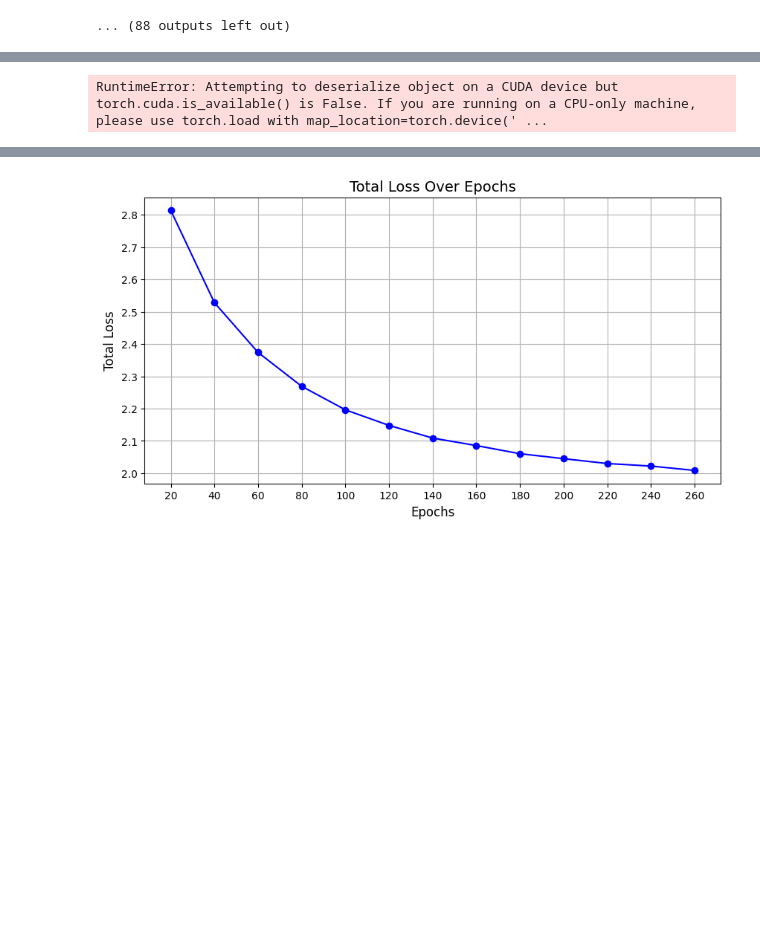
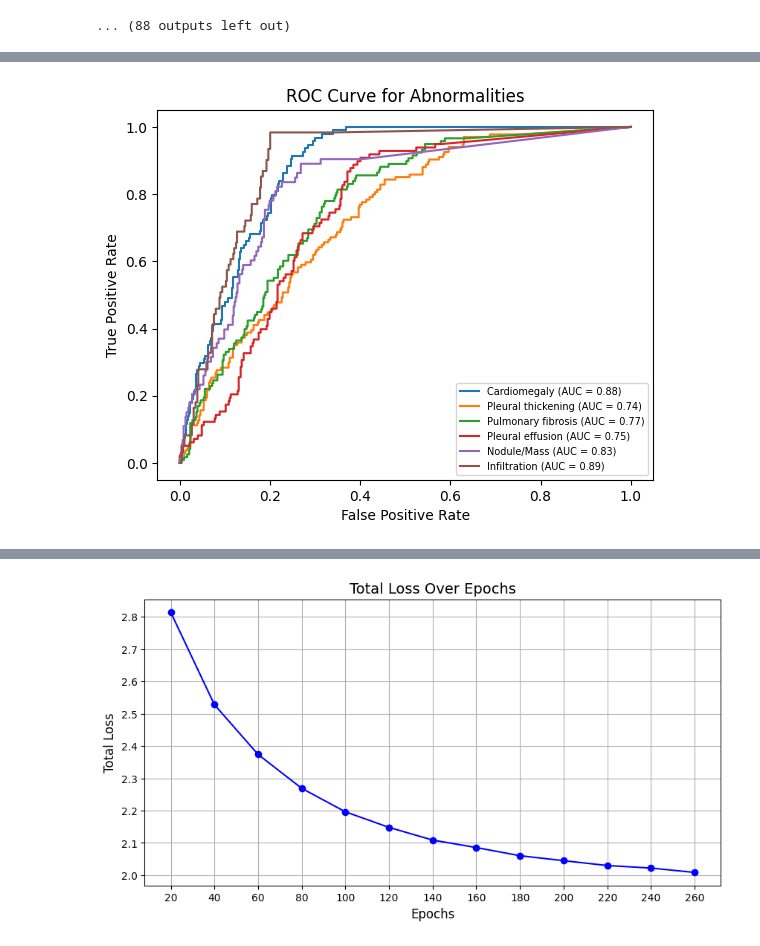
Before and after one commit to iamshanevictor/CXRaide2.0-Model_Training, a Jupyter notebook: ITERATION_3.ipynb, the cells around one changed output, grey strips where cells are left out. Cells and saved outputs as stored; diff of their text form; code cells hidden in the pictures; blank space fills up the shorter version.

```diff
--- a/ITERATION_3.ipynb
+++ b/ITERATION_3.ipynb
@@ -332,10 +332,9 @@ from sklearn.metrics import roc_curve, auc
 import matplotlib.pyplot as plt
 
 
-
 # Define the model architecture
 model = ssd300_vgg16(pretrained=False)
-model.load_state_dict(torch.load('/content/drive/Shareddrives/cxraide/ssd300_vgg16/VERSION_3/EXPORT/model_v1/model_epoch_300.pth'))
+model.load_state_dict(torch.load('/content/drive/Shareddrives/cxraide/ssd300_vgg16/VERSION_3/EXPORT/model_v1/model_epoch_260.pth'))
 model.eval()
 
 # Function to read and preprocess an image
@@ -369,9 +368,6 @@ classes = {
     'Pleural effusion': 4,
     'Nodule/Mass': 5,
     'Infiltration': 6,
-    'Consolidation': 7,
-    'Atelectasis': 8,
-    'Pneumothorax': 9
 }
 
 # Path to the directory containing images
@@ -411,4 +406,4 @@ Downloading: "https://download.pytorch.org/models/vgg16_features-amdegroot-88682
-RuntimeError: Attempting to deserialize object on a CUDA device but torch.cuda.is_available() is False. If you are running on a CPU-only machine, please use torch.load with map_location=torch.device(' ...
+[figure, added]
 # %%
 from torchvision.models.detection import ssd300_vgg16
 model = ssd300_vgg16(weights="DEFAULT")  # Instead of pretrained=True
```
Also changed, not shown: parts of 2 cells of this notebook.
